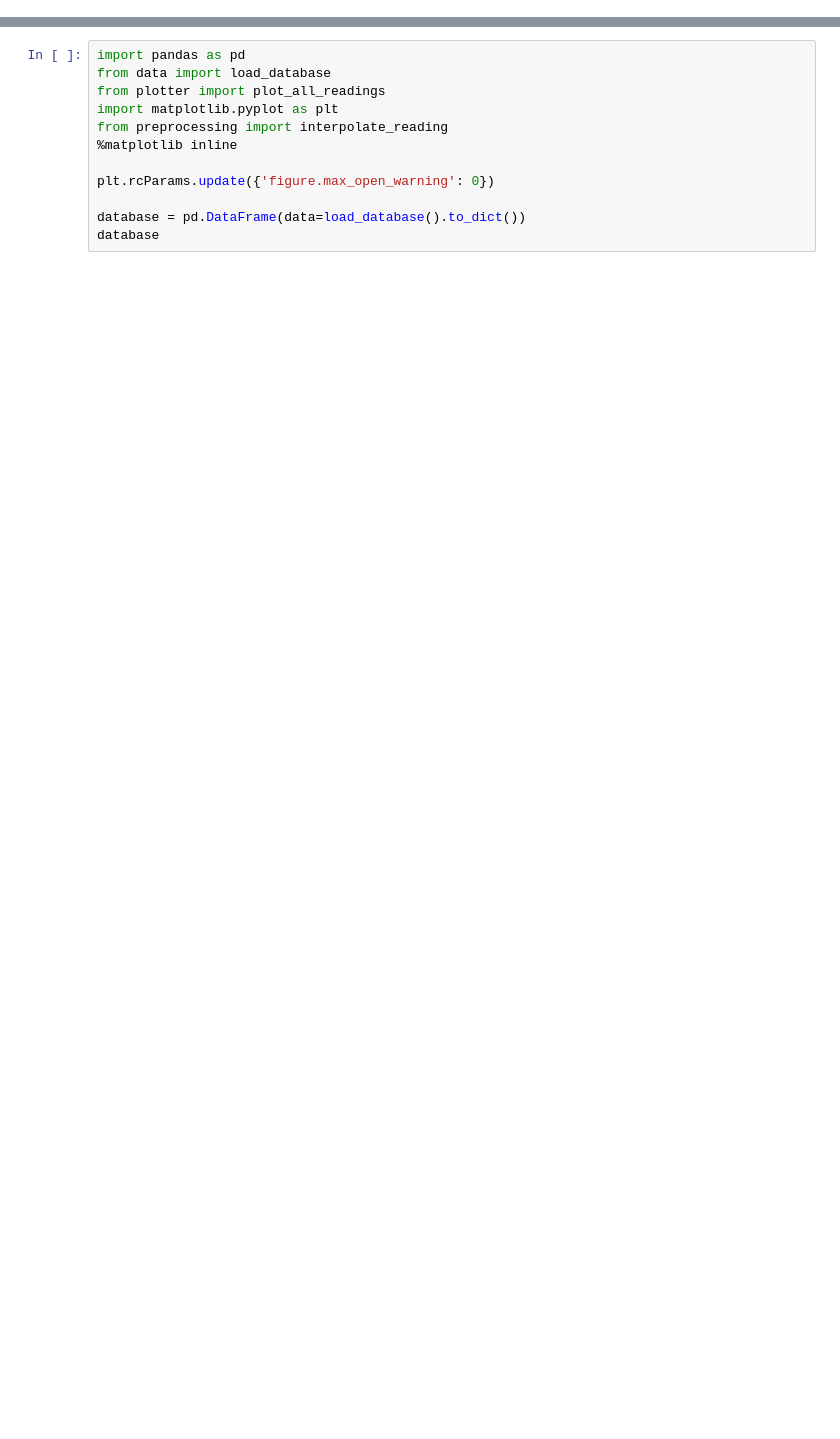
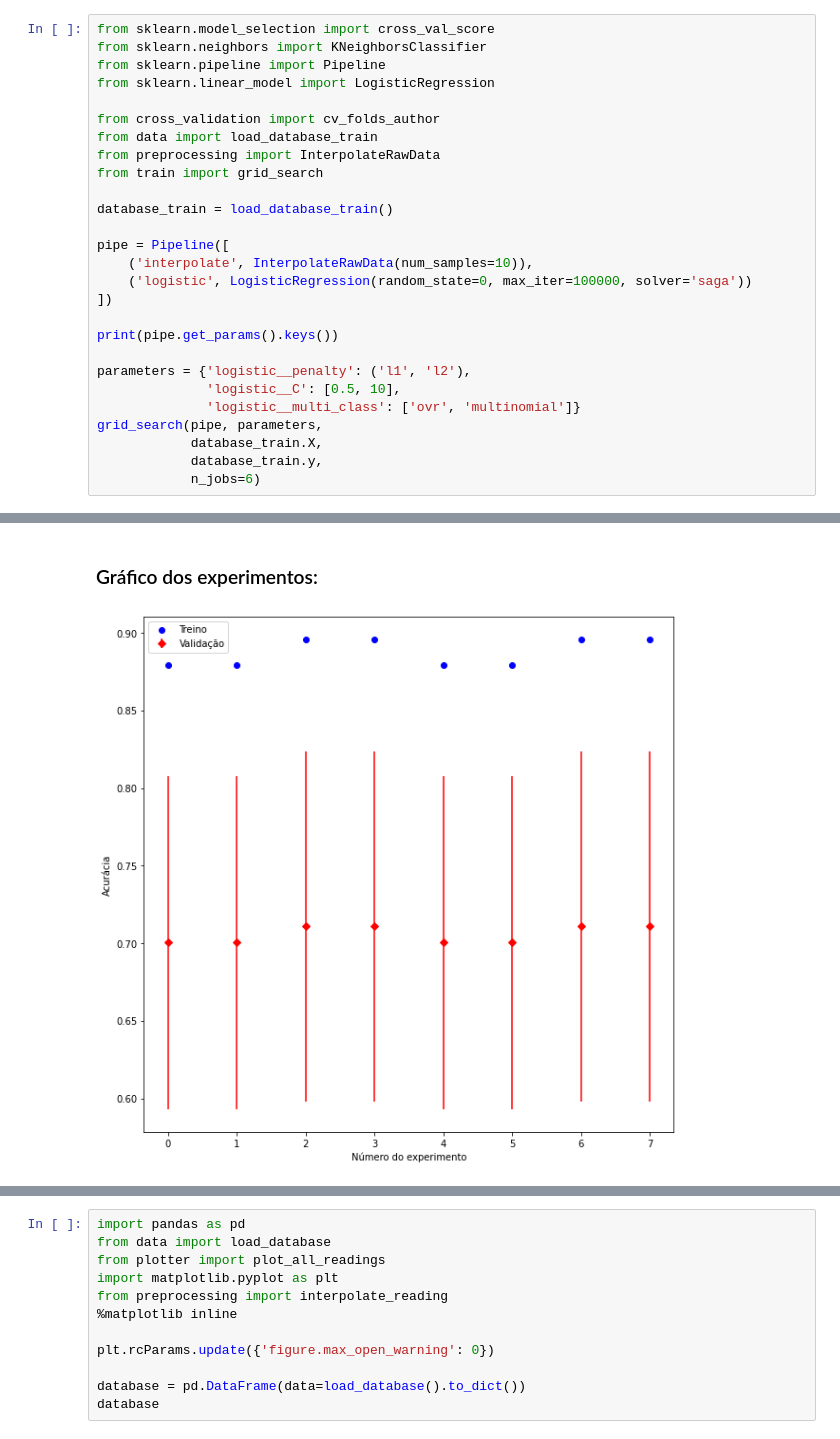
Before and after one commit to HeitorBRaymundo/mc906, a Jupyter notebook: prj3/00_LogisticRegression.ipynb, the cells around one changed output, grey strips where cells are left out. Drawn from its saved outputs; the diff is of its cells as text; blank space fills up the shorter version.

Commit message:
add interpolacao de dados, experimentos iniciais

```diff
--- a/prj3/00_LogisticRegression.ipynb
+++ b/prj3/00_LogisticRegression.ipynb
@@ -0,0 +1,28 @@
+# %%
+from sklearn.model_selection import cross_val_score
+from sklearn.neighbors import KNeighborsClassifier
+from sklearn.pipeline import Pipeline
+from sklearn.linear_model import LogisticRegression
+
+from cross_validation import cv_folds_author
+from data import load_database_train
+from preprocessing import InterpolateRawData
+from train import grid_search
+
+database_train = load_database_train()
+
+pipe = Pipeline([
+    ('interpolate', InterpolateRawData(num_samples=10)),
+    ('logistic', LogisticRegression(random_state=0, max_iter=100000, solver='saga'))
+])
+
+print(pipe.get_params().keys())
+
+parameters = {'logistic__penalty': ('l1', 'l2'),
+              'logistic__C': [0.5, 10],
+              'logistic__multi_class': ['ovr', 'multinomial']}
+grid_search(pipe, parameters,
+            database_train.X,
+            database_train.y,
+            n_jobs=6)
+# %% [output]
@@ -0,0 +49,2 @@
+Gráfico dos experimentos:
+[figure, added]
```
Also changed, not shown: parts of 3 cells of this notebook, 7 other files.
